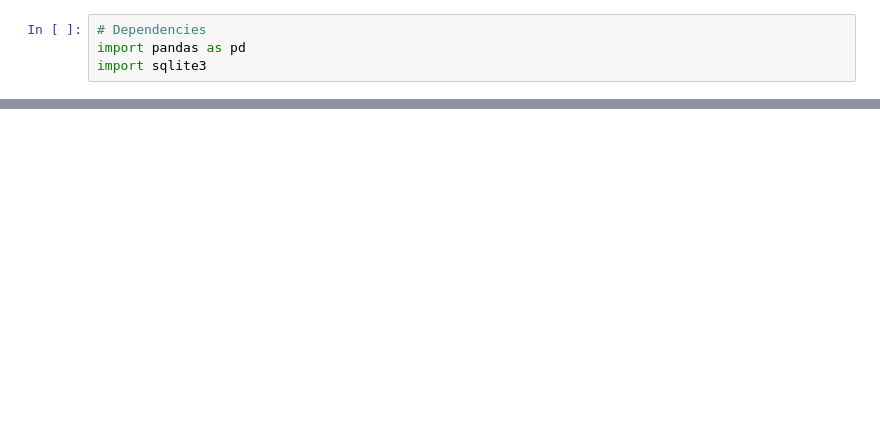
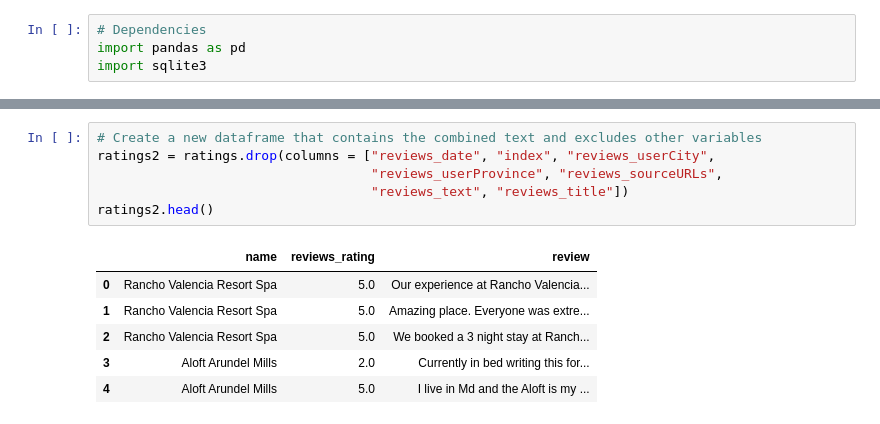
Before and after one commit to janelcv/Hotel_Rating_Analysis, a Jupyter notebook: Hotel_Ratings_Analysis-08.ipynb, the cells around one changed output, grey strips where cells are left out. Saved outputs shown, nothing was run; the diff lists cells and outputs as text; blank space fills up the shorter version.

```diff
--- a/Hotel_Ratings_Analysis-08.ipynb
+++ b/Hotel_Ratings_Analysis-08.ipynb
@@ -300,0 +41,13 @@ plt.show()
+# %%
+# Create a new dataframe that contains the combined text and excludes other variables
+ratings2 = ratings.drop(columns = ["reviews_date", "index", "reviews_userCity",
+                                   "reviews_userProvince", "reviews_sourceURLs",
+                                   "reviews_text", "reviews_title"])
+ratings2.head()
+# %% [output]
+|  | name | reviews_rating | review |
+| 0 | Rancho Valencia Resort Spa | 5.0 | Our experience at Rancho Valencia... |
+| 1 | Rancho Valencia Resort Spa | 5.0 | Amazing place. Everyone was extre... |
+| 2 | Rancho Valencia Resort Spa | 5.0 | We booked a 3 night stay at Ranch... |
+| 3 | Aloft Arundel Mills | 2.0 | Currently in bed writing this for... |
+| 4 | Aloft Arundel Mills | 5.0 | I live in Md and the Aloft is my ... |
```
Also changed, not shown: parts of 53 cells of this notebook.
